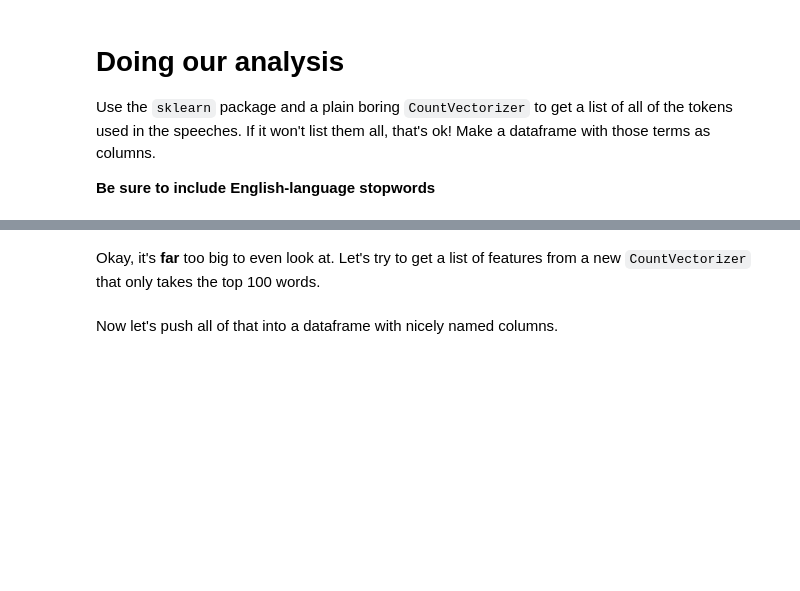
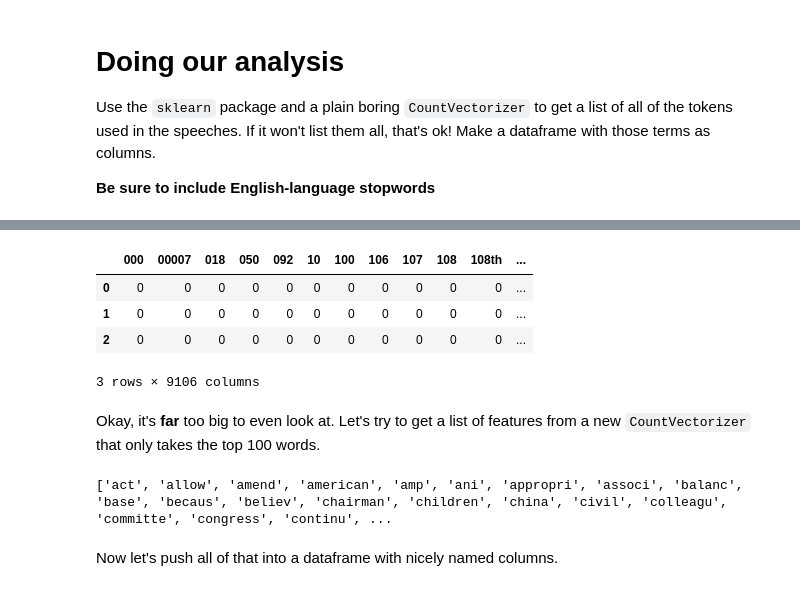
Before and after one commit to radhikapc/foundation-homework, a Jupyter notebook: homework13/14 - TF-IDF Homework.ipynb, the cells around one changed output, grey strips where cells are left out. Drawn from its saved outputs; the diff is of its cells as text; code cells hidden in the pictures; blank space fills up the shorter version.

```diff
--- a/homework13/14 - TF-IDF Homework.ipynb
+++ b/homework13/14 - TF-IDF Homework.ipynb
@@ -114,5 +116,12 @@ pd.DataFrame(X.toarray())
 # %%
-pd.DataFrame(X.toarray(), columns=count_vectorizer.get_feature_names())
+Xc_feature= pd.DataFrame(Xc.toarray(), columns=count_vectorizer.get_feature_names())
+Xc_feature.head(3)
+# %% [output]
+|  | 000 | 00007 | 018 | 050 | 092 | 10 | 100 | 106 | 107 | 108 | 108th | ... |
+| 0 | 0 | 0 | 0 | 0 | 0 | 0 | 0 | 0 | 0 | 0 | 0 | ... |
+| 1 | 0 | 0 | 0 | 0 | 0 | 0 | 0 | 0 | 0 | 0 | 0 | ... |
+| 2 | 0 | 0 | 0 | 0 | 0 | 0 | 0 | 0 | 0 | 0 | 0 | ... |
+3 rows × 9106 columns
 # %% [markdown]
 Okay, it's **far** too big to even look at. Let's try to get a list of features from a new `CountVectorizer` that only takes the top 100 words.
 # %%
@@ -128,6 +137,8 @@ def stemming_tokenizer(str_input):
     #print(words)
     return words
 # %%
-count_vectorizer = CountVectorizer(stop_words='english', tokenizer=stemming_tokenizer)
-X = count_vectorizer.fit_transform(texts)
+count_vectorizer = CountVectorizer(stop_words='english', tokenizer=stemming_tokenizer, max_features=100)
+Xc100 = count_vectorizer.fit_transform(texts)
 print(count_vectorizer.get_feature_names())
+# %% [output]
+['act', 'allow', 'amend', 'american', 'amp', 'ani', 'appropri', 'associ', 'balanc', 'base', 'becaus', 'believ', 'chairman', 'children', 'china', 'civil', 'colleagu', 'committe', 'congress', 'continu', ...
```
Also changed, not shown: parts of 22 cells of this notebook.
